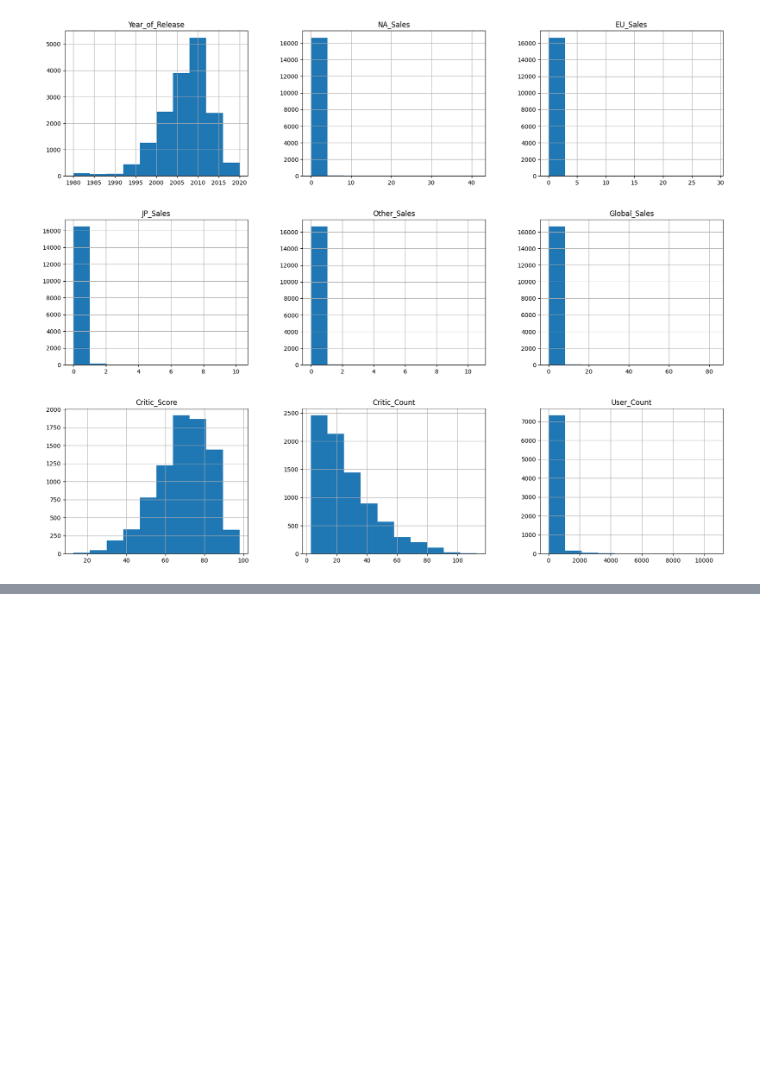
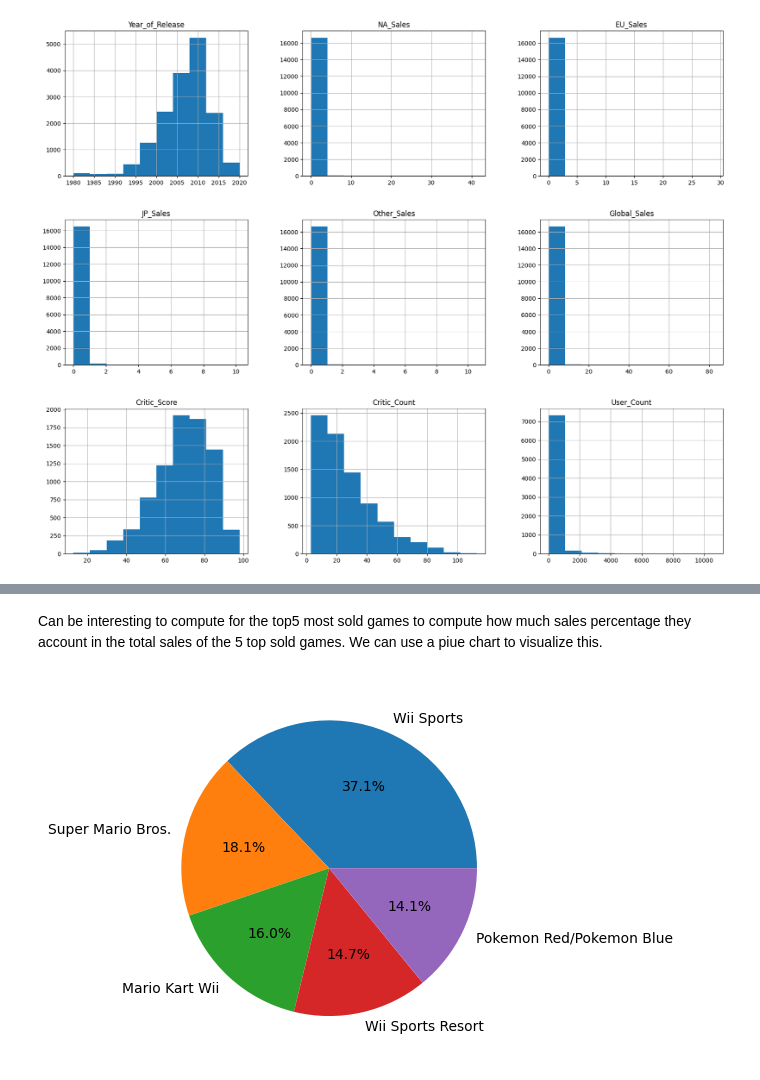
Before and after one commit to riccardopossier/Videogame_dataset, a Jupyter notebook: RiccardoPossieri_DPrepHDip_CA1.ipynb, the cells around one changed output, grey strips where cells are left out. Drawn from its saved outputs; the diff is of its cells as text; code cells hidden in the pictures; blank space fills up the shorter version.

```diff
--- a/RiccardoPossieri_DPrepHDip_CA1.ipynb
+++ b/RiccardoPossieri_DPrepHDip_CA1.ipynb
@@ -72,0 +156,8 @@ plt.show()
+# %% [markdown]
+Can be interesting to compute for the top5 most sold games to compute how much sales percentage they account in the total sales of the 5 top sold games. We can use a piue chart to visualize this.
+# %%
+top5_sales = top_5_games['Global_Sales']
+top5_sales_perc = top5_sales / top_5_games['Global_Sales'].sum() * 100
+plt.pie(top5_sales_perc, labels=top_5_games['Name'].values, autopct='%1.1f%%');
+# %% [output]
+[figure, added]
```
Also changed, not shown: parts of 10 cells of this notebook.
